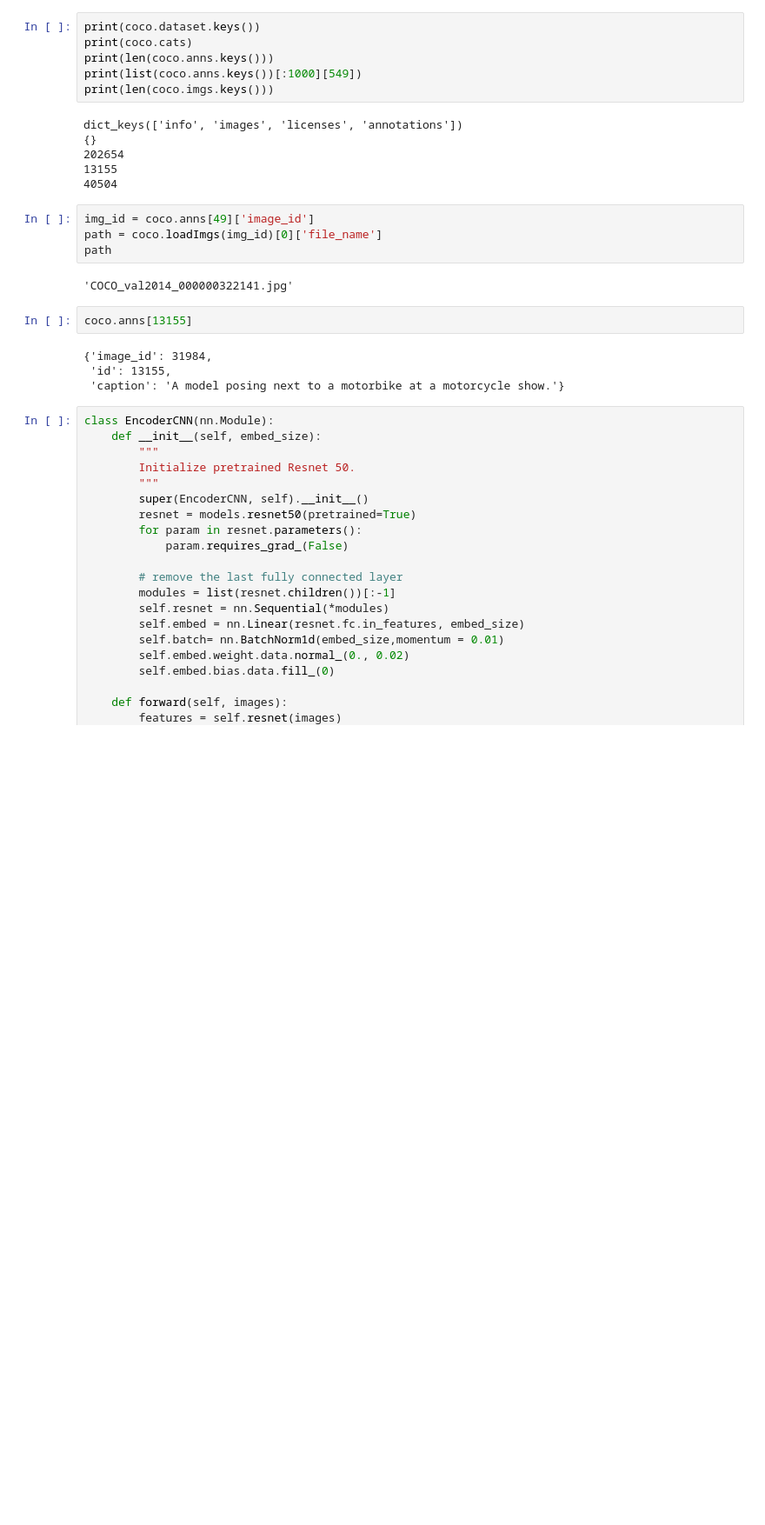
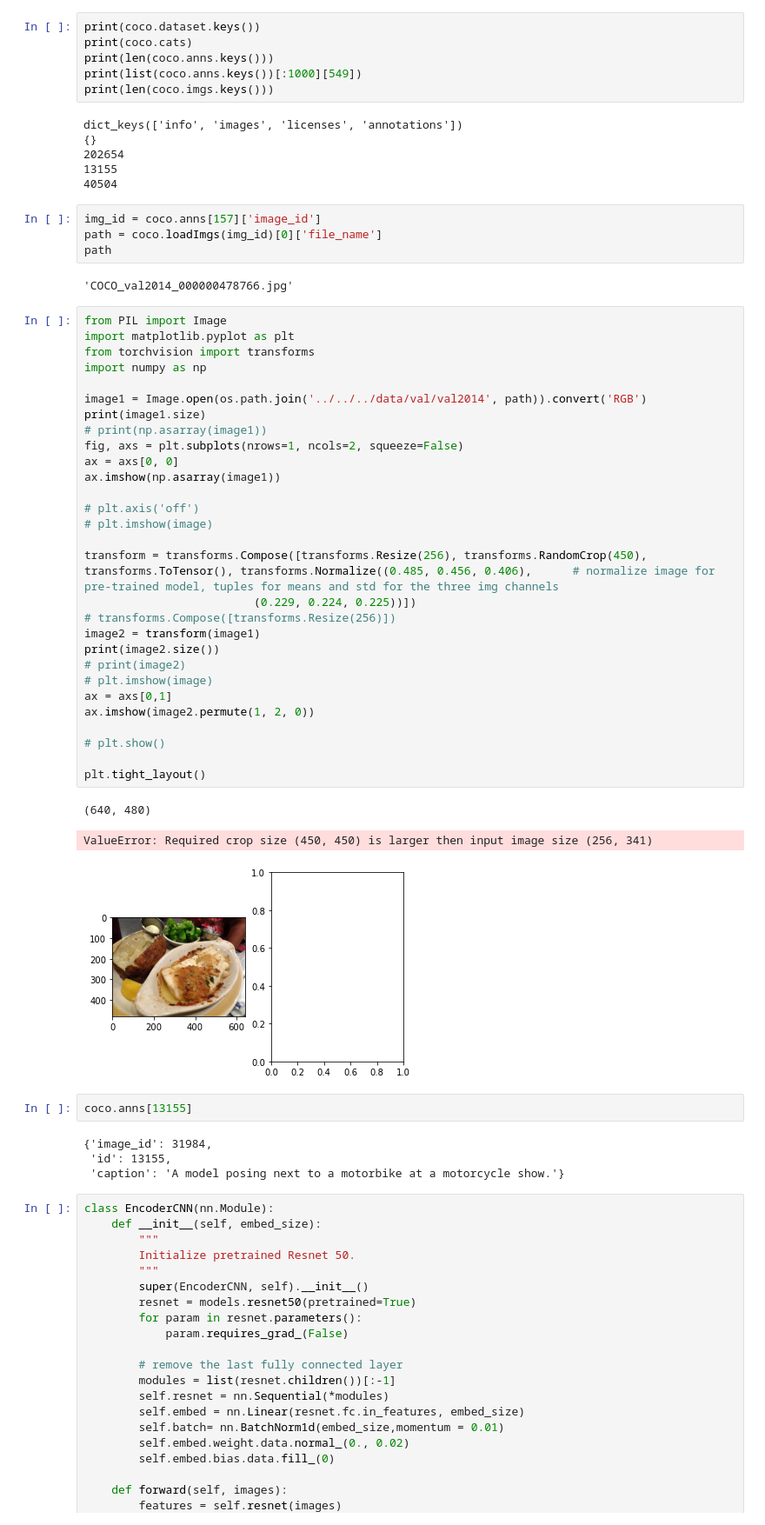
Before and after one commit to polina-tsvilodub/mSc-thesis, a Jupyter notebook: code/src/notebooks/pytorch_exploration.ipynb, the cells around one changed output. Shown: that part at 87% size. Cells and saved outputs as stored; diff of their text form; blank space fills up the shorter version.

```diff
--- a/code/src/notebooks/pytorch_exploration.ipynb
+++ b/code/src/notebooks/pytorch_exploration.ipynb
@@ -42,11 +42,44 @@ dict_keys(['info', 'images', 'licenses', 'annotations'])
 13155
 40504
 # %%
-img_id = coco.anns[49]['image_id']
+img_id = coco.anns[157]['image_id']
 path = coco.loadImgs(img_id)[0]['file_name']
 path
 # %% [output]
-'COCO_val2014_000000322141.jpg'
+'COCO_val2014_000000478766.jpg'
+# %%
+from PIL import Image
+import matplotlib.pyplot as plt
+from torchvision import transforms
+import numpy as np
+
+image1 = Image.open(os.path.join('../../../data/val/val2014', path)).convert('RGB')
+print(image1.size)
+# print(np.asarray(image1))
+fig, axs = plt.subplots(nrows=1, ncols=2, squeeze=False)
+ax = axs[0, 0]
+ax.imshow(np.asarray(image1))
+
+# plt.axis('off')
+# plt.imshow(image)
+
+transform = transforms.Compose([transforms.Resize(256), transforms.RandomCrop(450), transforms.ToTensor(), transforms.Normalize((0.485, 0.456, 0.406),      # normalize image for pre-trained model, tuples for means and std for the three img channels
+                         (0.229, 0.224, 0.225))])
+# transforms.Compose([transforms.Resize(256)])
+image2 = transform(image1)
+print(image2.size())
+# print(image2)
+# plt.imshow(image)
+ax = axs[0,1]
+ax.imshow(image2.permute(1, 2, 0))
+
+# plt.show()
+
+plt.tight_layout()
+# %% [output]
+(640, 480)
+ValueError: Required crop size (450, 450) is larger then input image size (256, 341)
+[figure, added]
 # %%
 coco.anns[13155]
 # %% [output]
```
Also changed, not shown: parts of 2 cells of this notebook, 2 other files.
